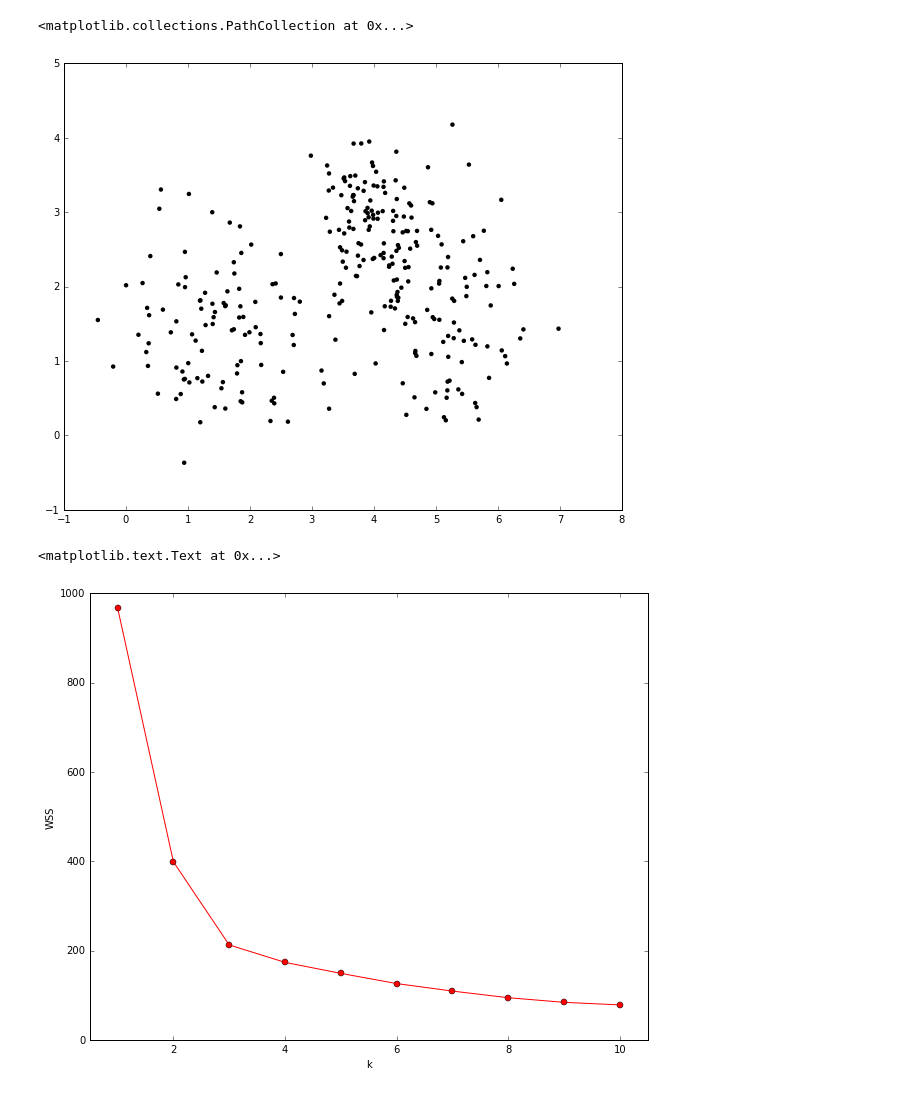
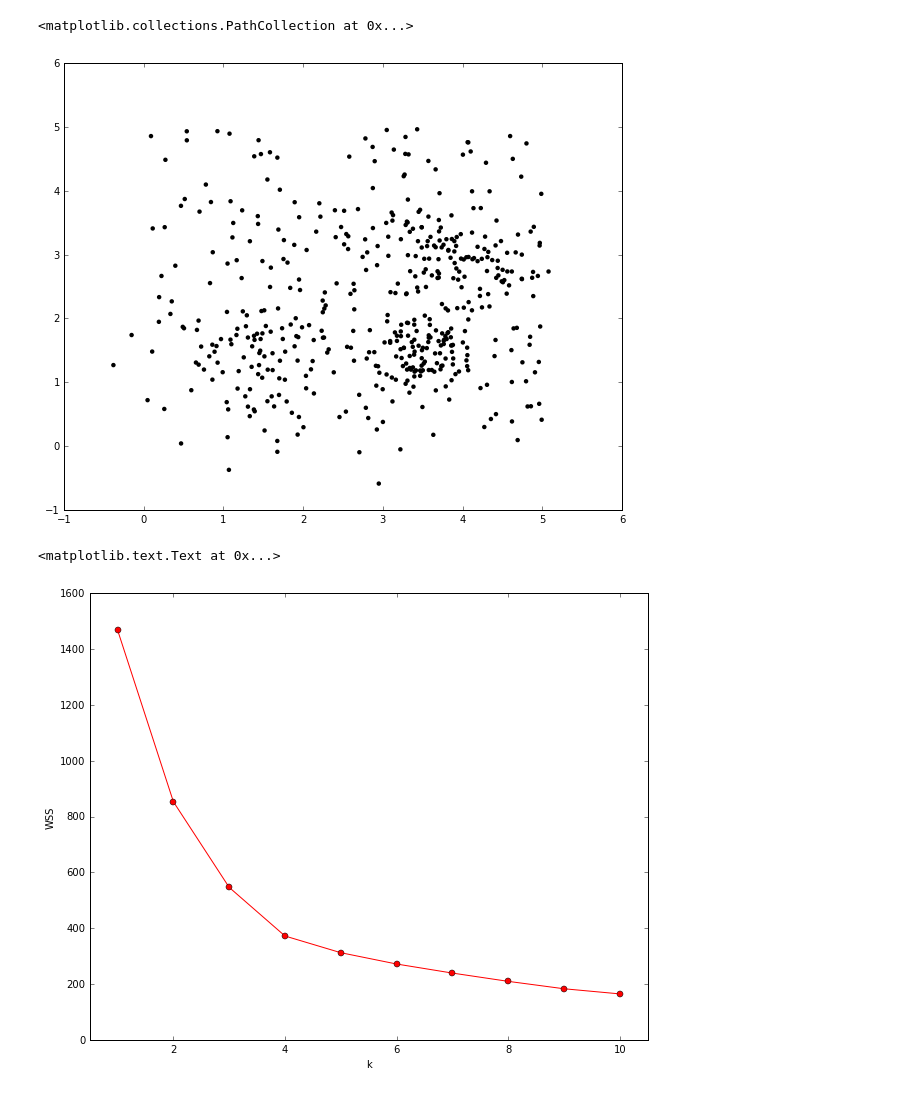
Before and after one commit to bjanesh/wfj-ipynbs, a Jupyter notebook: clustering.ipynb, the cells around one changed output. Saved outputs shown, nothing was run; the diff lists cells and outputs as text; code cells hidden in the pictures.

```diff
--- a/clustering.ipynb
+++ b/clustering.ipynb
@@ -7,21 +8,34 @@ from sklearn.cluster import k_means
 plt.rcParams['figure.figsize'] = (10.0, 8.0)
 # %%
+# generate random data
+np.random.seed(3)
 x1 = np.random.normal(loc=4.0, scale=0.5, size=100)
 y1 = np.random.normal(loc=3.0, scale=0.5, size=100)
+l1 = [1 for i in x1]
 x2 = np.random.normal(loc=1.5, scale=0.7, size=100)
 y2 = np.random.normal(loc=1.5, scale=0.7, size=100)
-x3 = np.random.normal(loc=5.0, scale=0.7, size=100)
-y3 = np.random.normal(loc=1.5, scale=0.7, size=100)
+l2 = [2 for i in x2]
+x3 = np.random.normal(loc=3.5, scale=0.3, size=100)
+y3 = np.random.normal(loc=1.5, scale=0.3, size=100)
+l3 = [3 for i in x3]
+xb = np.random.uniform(low=0, high=5, size=200)
+yb = np.random.uniform(low=0, high=5, size=200)
+lb = [4 for i in xb]
 
-x = np.hstack((x1, x2, x3))
-y = np.hstack((y1, y2, y3))
-tss = np.sum((x-x.mean())**2 + (y-y.mean())**2)
+# put data into single array
+xs = np.hstack((x1, x2, x3, xb))
+ys = np.hstack((y1, y2, y3, yb))
+ls = np.hstack((l1, l2, l3, lb))
 
-X = np.array(zip(x,y))
-plt.scatter(x,y, c='black', edgecolors='none')
+# calculate total sum of squares from mean value
+tss = np.sum((xs-xs.mean())**2 + (ys-ys.mean())**2)
+
+# put data into single 2D array
+X = np.array(zip(xs,ys))
+plt.scatter(xs,ys, c='black', edgecolors='none')
 # %% [output]
 <matplotlib.collections.PathCollection at 0x...>
-[figure, old version]
+[figure, new version]
 # %%
 k_vals = range(1,11)
 wss_vals = []
@@ -39,7 +53,7 @@ plt.xlabel('k')
 plt.ylabel('WSS')
 # %% [output]
 <matplotlib.text.Text at 0x...>
-[figure, old version]
+[figure, new version]
 # %%
 plt.plot(k_vals, ch_vals, 'ro-')
 plt.xlim(0.5,10.5)
```
Also changed, not shown: parts of 7 cells of this notebook.
